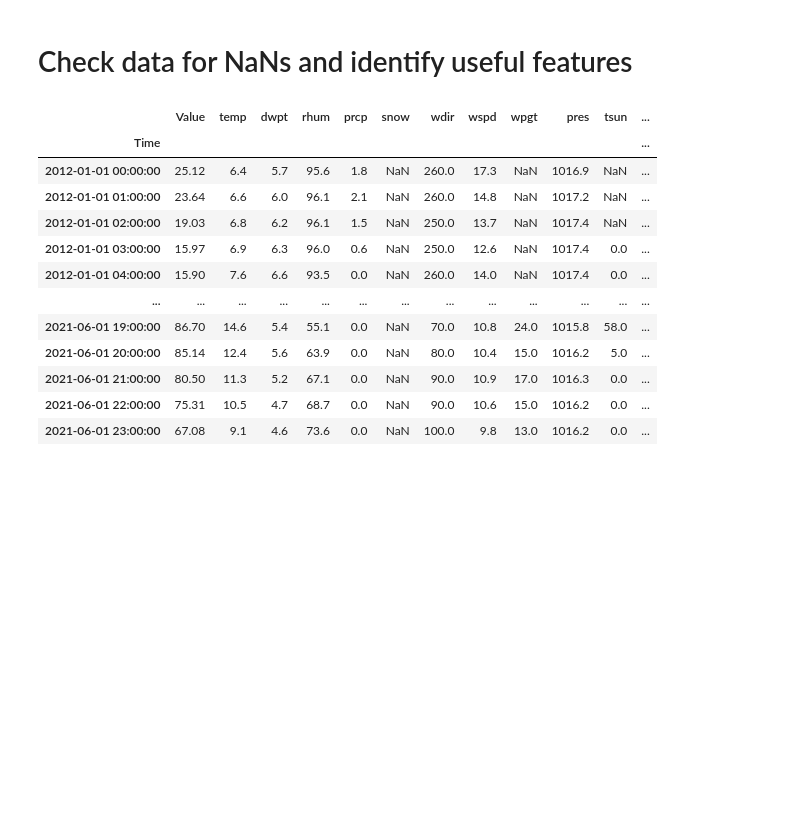
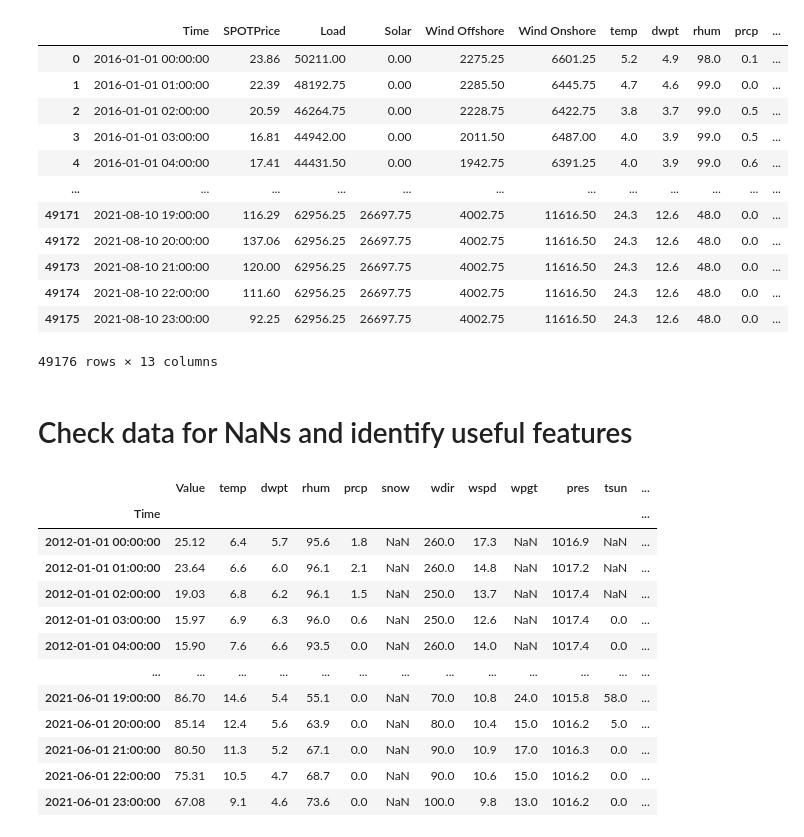
Before and after one commit to kerstinforster/electricity-price-forecasting, a Jupyter notebook: datalab/Datapatterns.ipynb, the cells around one changed output. Cells and saved outputs as stored; diff of their text form; code cells hidden in the pictures; blank space fills up the shorter version.

```diff
--- a/datalab/Datapatterns.ipynb
+++ b/datalab/Datapatterns.ipynb
@@ -17,3 +25,20 @@ weather = pd.read_csv('weather.csv')
+# %%
+df = dataset_latest
+df
+# %% [output]
+|  | Time | SPOTPrice | Load | Solar | Wind Offshore | Wind Onshore | temp | dwpt | rhum | prcp | ... |
+| 0 | 2016-01-01 00:00:00 | 23.86 | 50211.00 | 0.00 | 2275.25 | 6601.25 | 5.2 | 4.9 | 98.0 | 0.1 | ... |
+| 1 | 2016-01-01 01:00:00 | 22.39 | 48192.75 | 0.00 | 2285.50 | 6445.75 | 4.7 | 4.6 | 99.0 | 0.0 | ... |
+| 2 | 2016-01-01 02:00:00 | 20.59 | 46264.75 | 0.00 | 2228.75 | 6422.75 | 3.8 | 3.7 | 99.0 | 0.5 | ... |
+| 3 | 2016-01-01 03:00:00 | 16.81 | 44942.00 | 0.00 | 2011.50 | 6487.00 | 4.0 | 3.9 | 99.0 | 0.5 | ... |
+| 4 | 2016-01-01 04:00:00 | 17.41 | 44431.50 | 0.00 | 1942.75 | 6391.25 | 4.0 | 3.9 | 99.0 | 0.6 | ... |
+| ... | ... | ... | ... | ... | ... | ... | ... | ... | ... | ... | ... |
+| 49171 | 2021-08-10 19:00:00 | 116.29 | 62956.25 | 26697.75 | 4002.75 | 11616.50 | 24.3 | 12.6 | 48.0 | 0.0 | ... |
+| 49172 | 2021-08-10 20:00:00 | 137.06 | 62956.25 | 26697.75 | 4002.75 | 11616.50 | 24.3 | 12.6 | 48.0 | 0.0 | ... |
+| 49173 | 2021-08-10 21:00:00 | 120.00 | 62956.25 | 26697.75 | 4002.75 | 11616.50 | 24.3 | 12.6 | 48.0 | 0.0 | ... |
+| 49174 | 2021-08-10 22:00:00 | 111.60 | 62956.25 | 26697.75 | 4002.75 | 11616.50 | 24.3 | 12.6 | 48.0 | 0.0 | ... |
+| 49175 | 2021-08-10 23:00:00 | 92.25 | 62956.25 | 26697.75 | 4002.75 | 11616.50 | 24.3 | 12.6 | 48.0 | 0.0 | ... |
+49176 rows × 13 columns
 # %% [markdown]
 # Check data for NaNs and identify useful features
 # %%
```
Also changed, not shown: parts of 5 cells of this notebook.
